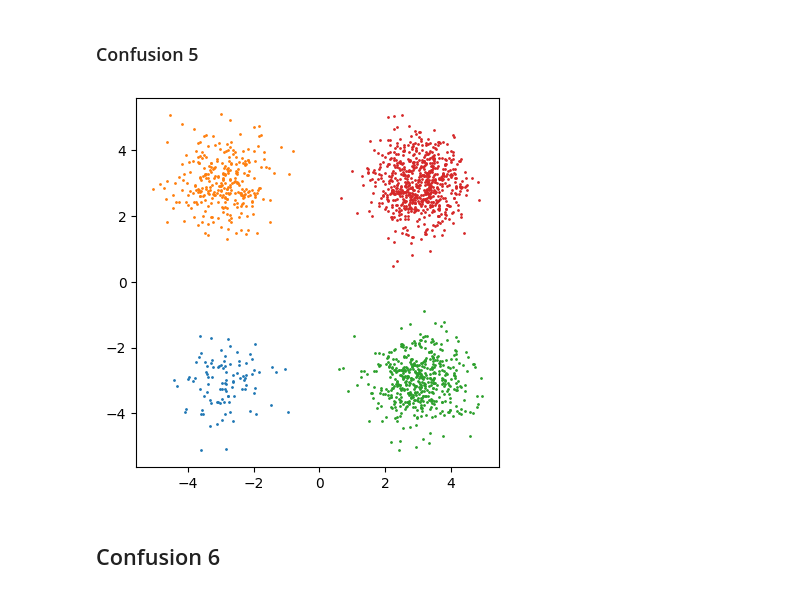
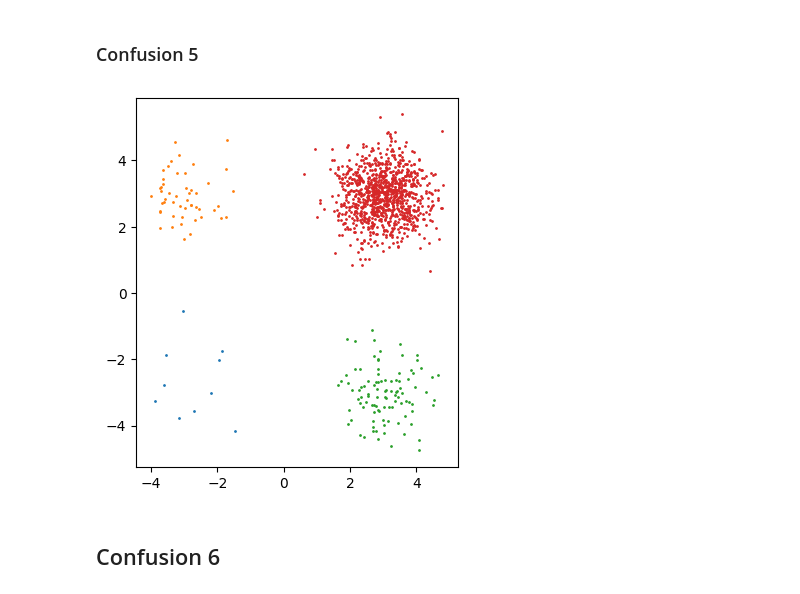
Before and after one commit to OzetteTech/comparative-embedding-visualization, a Jupyter notebook: notebooks/test_cases/confusion.ipynb, the cells around one changed output. Drawn from its saved outputs; the diff is of its cells as text; code cells hidden in the pictures.

Commit message:
plot grid

```diff
--- a/notebooks/test_cases/confusion.ipynb
+++ b/notebooks/test_cases/confusion.ipynb
@@ -126,15 +126,15 @@ plot(case4())
 # %%
 @dataframe
 def case5(x: float = 3, cov: Covariance2D = ((0.5, 0), (0, 0.5))):
-    for mean, size in zip(
-        itertools.product((-x, x), (-x, x)), map(lambda x: 100 * x, range(1, 10, 2))
-    ):
-        yield np.random.multivariate_normal(mean, cov, size)
+    yield np.random.multivariate_normal((-x, -x), cov, 10)
+    yield np.random.multivariate_normal((-x, x), cov, 50)
+    yield np.random.multivariate_normal((x, -x), cov, 100)
+    yield np.random.multivariate_normal((x, x), cov, 1000)
 
 
 plot(case5())
 # %% [output]
-[figure, old version]
+[figure, new version]
 # %% [markdown]
 ## Confusion 6
 # %% [markdown]
```
Also changed, not shown: parts of 2 cells of this notebook.
